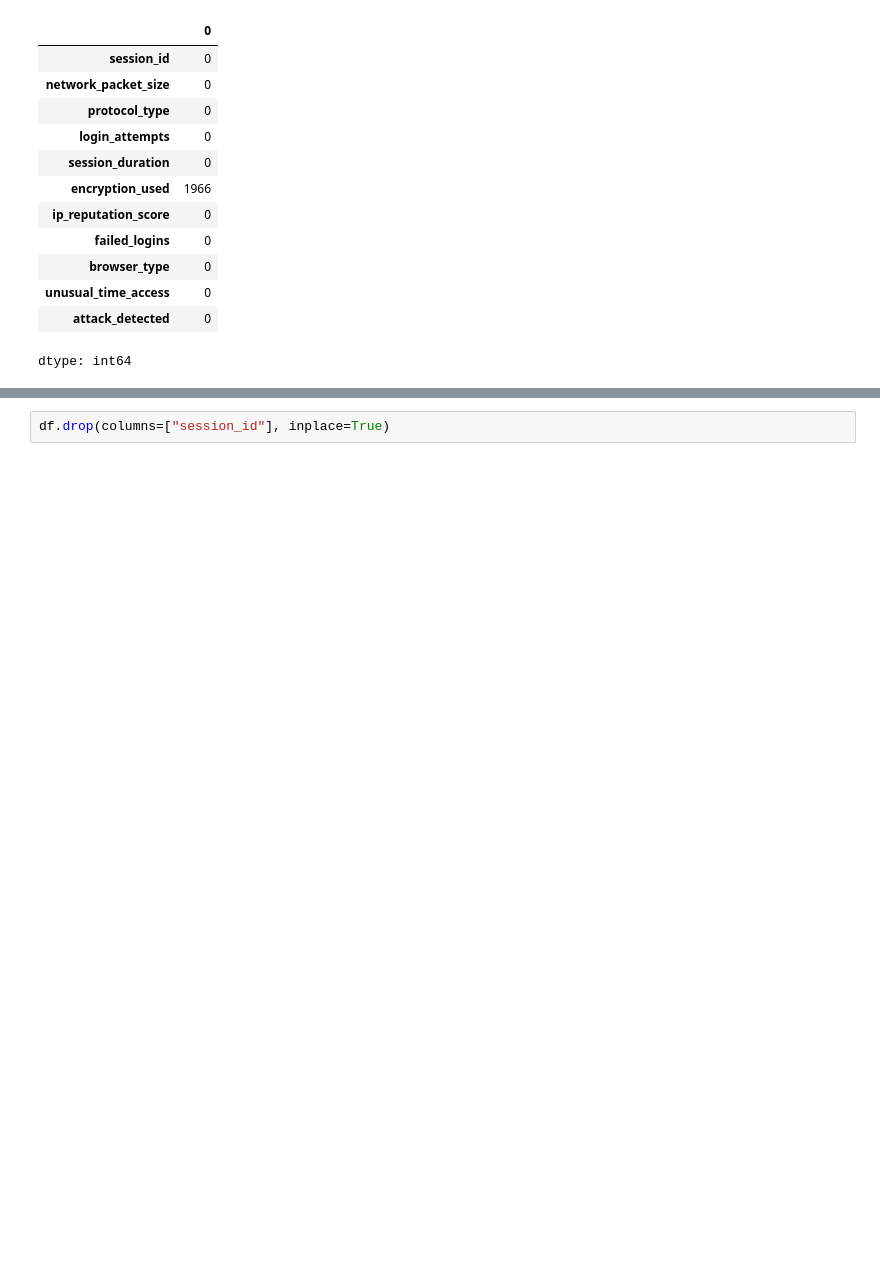
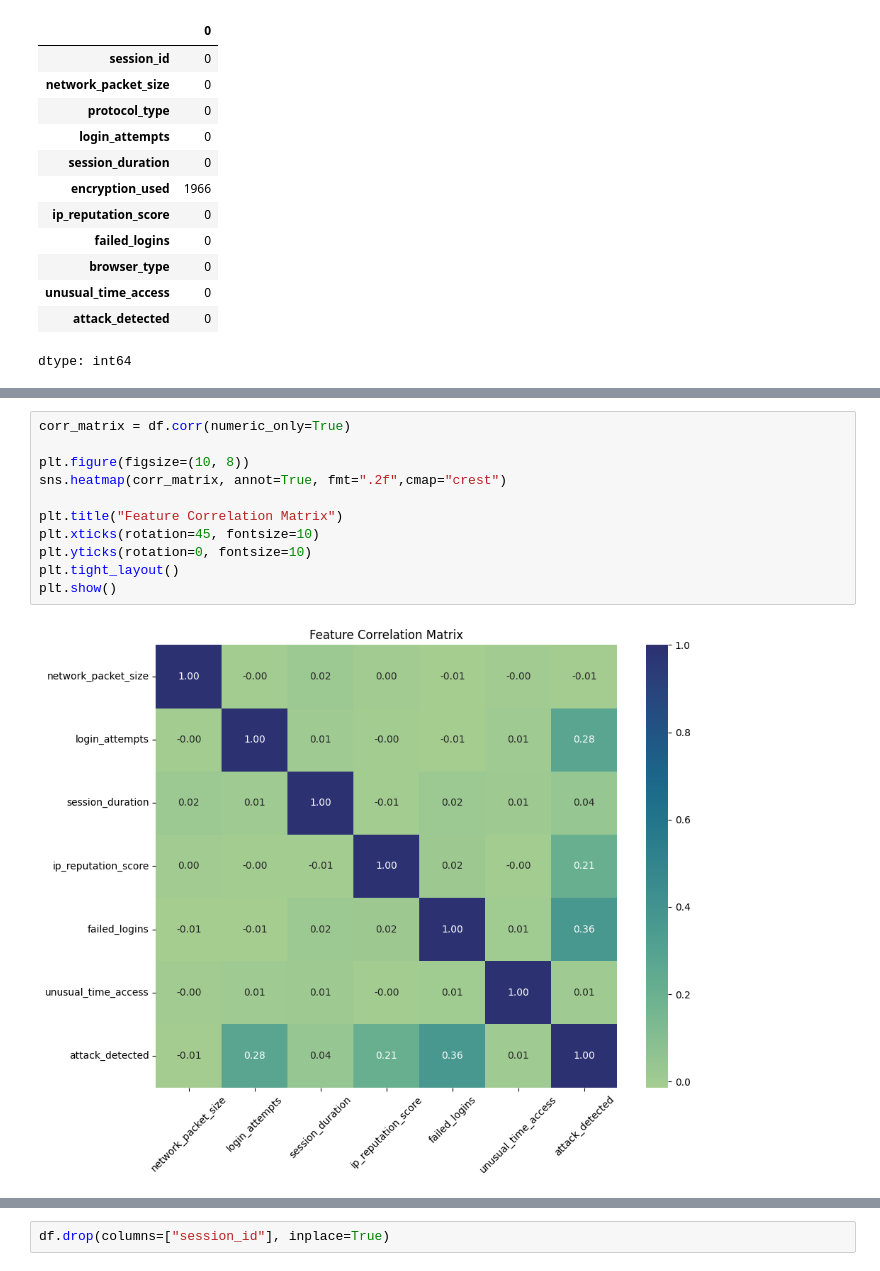
Before and after one commit to mdmohsin212/skill-morph-hw, a Jupyter notebook: Assignment_6.ipynb, the cells around one changed output, grey strips where cells are left out. Drawn from its saved outputs; the diff is of its cells as text; blank space fills up the shorter version.

```diff
--- a/Assignment_6.ipynb
+++ b/Assignment_6.ipynb
@@ -85 +88,14 @@ plt.show()
+# %%
+corr_matrix = df.corr(numeric_only=True)
+
+plt.figure(figsize=(10, 8))
+sns.heatmap(corr_matrix, annot=True, fmt=".2f",cmap="crest")
+
+plt.title("Feature Correlation Matrix")
+plt.xticks(rotation=45, fontsize=10)
+plt.yticks(rotation=0, fontsize=10)
+plt.tight_layout()
+plt.show()
+# %% [output]
+[figure, added]
 # %%
```
Also changed, not shown: parts of 19 cells of this notebook.
